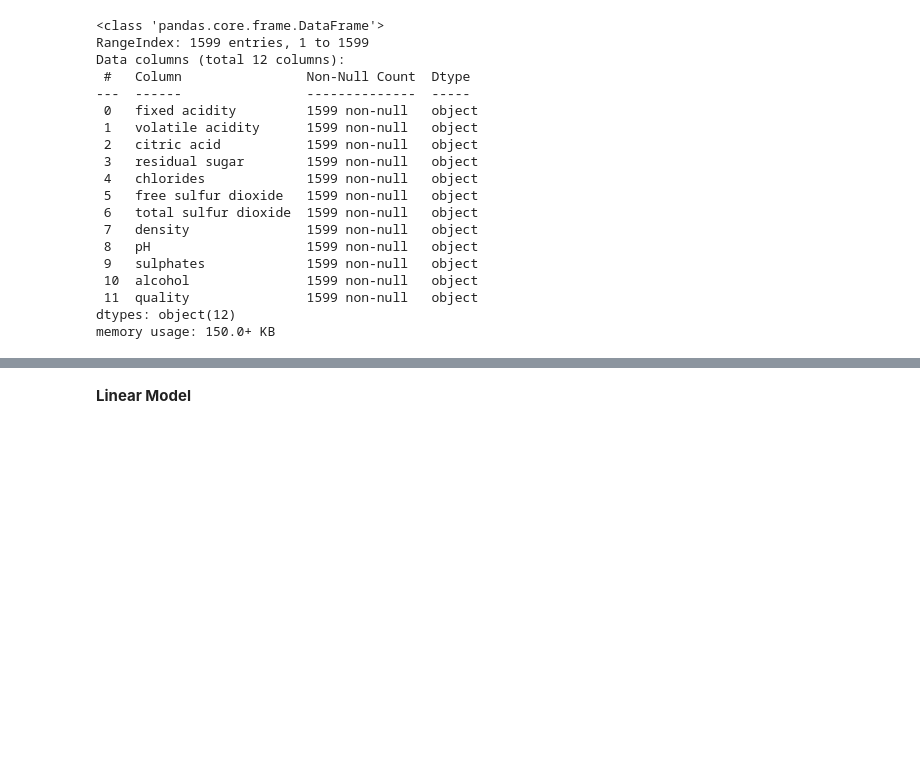
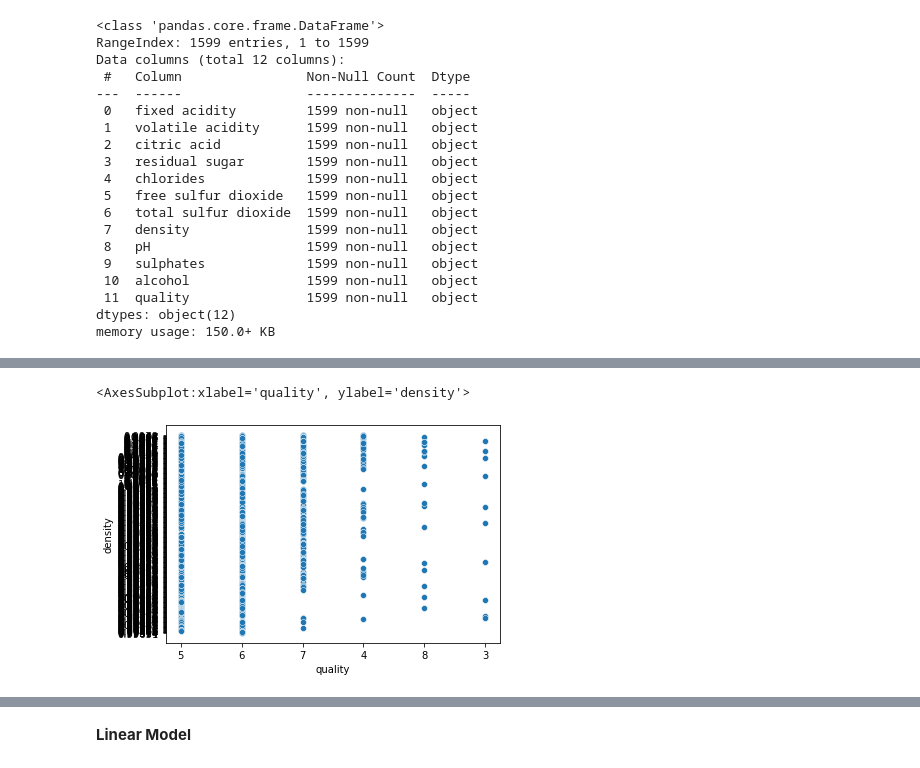
Before and after one commit to Ok3ks/Tabular_data, a Jupyter notebook: Red_wine_assess .ipynb, the cells around one changed output, grey strips where cells are left out. Saved outputs shown, nothing was run; the diff lists cells and outputs as text; code cells hidden in the pictures; blank space fills up the shorter version.

```diff
--- a/Red_wine_assess .ipynb
+++ b/Red_wine_assess .ipynb
@@ -45,0 +82,5 @@ memory usage: 150.0+ KB
+# %%
+sns.scatterplot(red_wine_df['quality'],red_wine_df['density'])
+# %% [output]
+<AxesSubplot:xlabel='quality', ylabel='density'>
+[figure, added]
```
Also changed, not shown: parts of 39 cells of this notebook, 3 other files.
